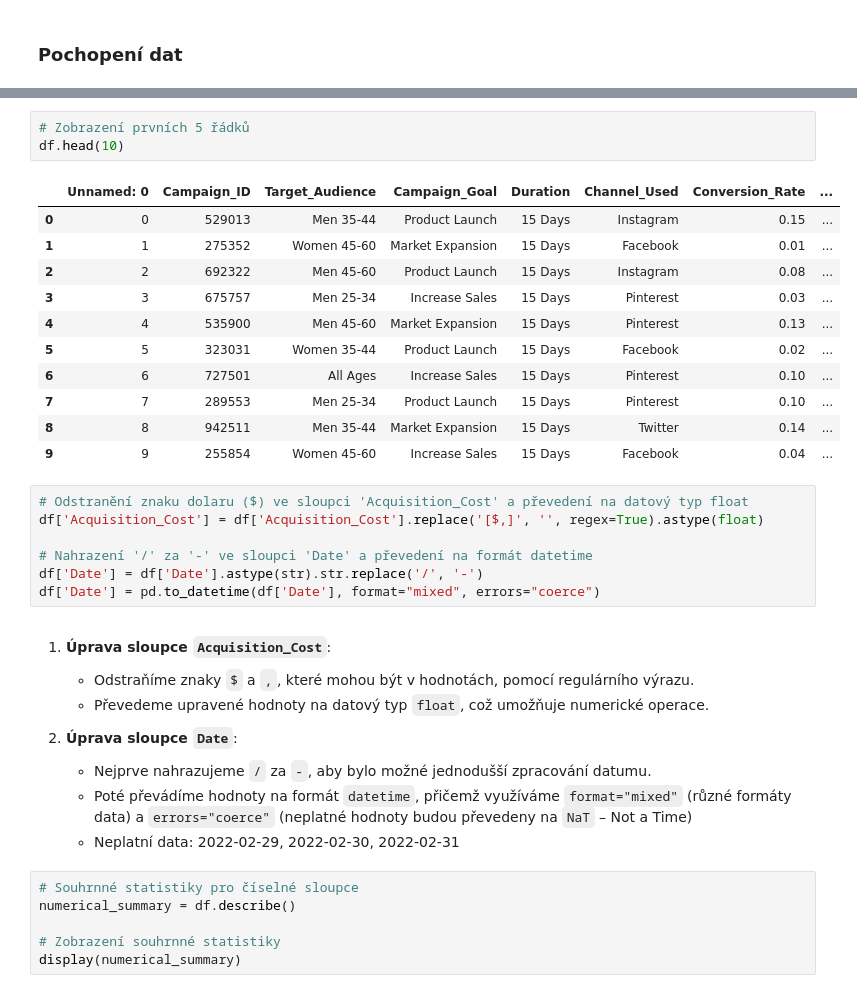
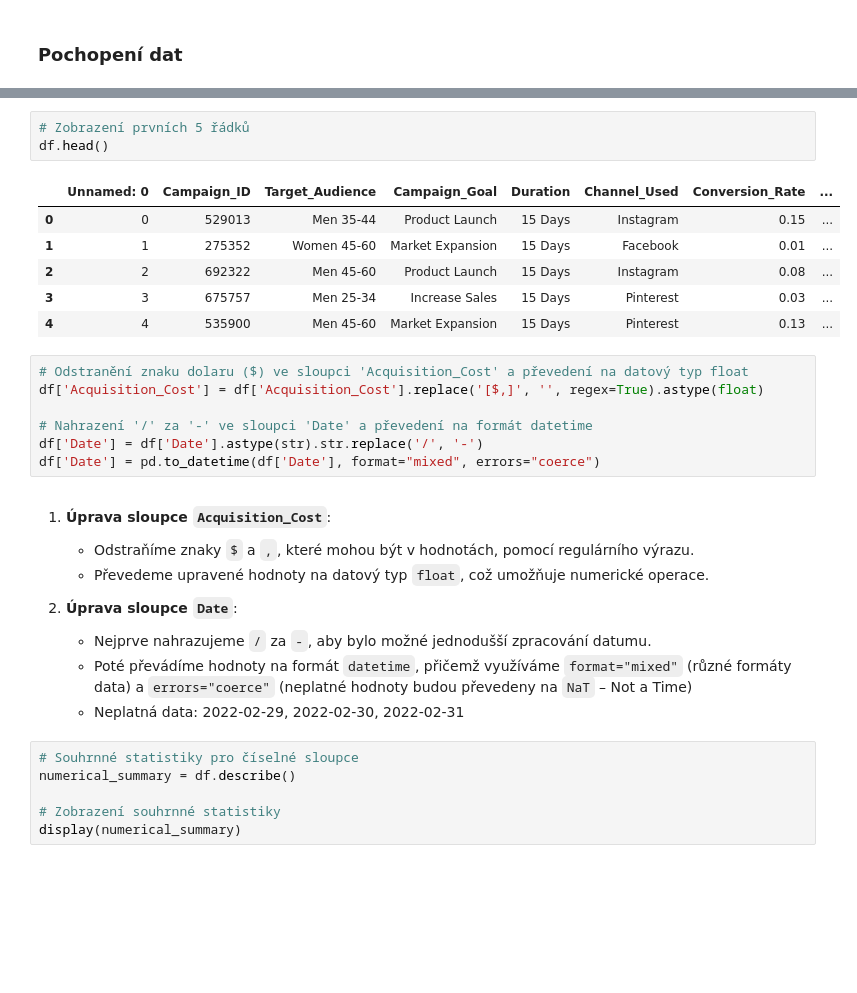
Before and after one commit to martinharnik/data-science-task, a Jupyter notebook: main.ipynb, the cells around one changed output, grey strips where cells are left out. Cells and saved outputs as stored; diff of their text form; blank space fills up the shorter version.

```diff
--- a/main.ipynb
+++ b/main.ipynb
@@ -42,19 +42,14 @@ dtypes: float64(2), int64(5), object(10)
 memory usage: 38.9+ MB
 # %%
 # Zobrazení prvních 5 řádků
-df.head(10)
+df.head()
 # %% [output]
 |  | Unnamed: 0 | Campaign_ID | Target_Audience | Campaign_Goal | Duration | Channel_Used | Conversion_Rate | ... |
 | 0 | 0 | 529013 | Men 35-44 | Product Launch | 15 Days | Instagram | 0.15 | ... |
 | 1 | 1 | 275352 | Women 45-60 | Market Expansion | 15 Days | Facebook | 0.01 | ... |
 | 2 | 2 | 692322 | Men 45-60 | Product Launch | 15 Days | Instagram | 0.08 | ... |
 | 3 | 3 | 675757 | Men 25-34 | Increase Sales | 15 Days | Pinterest | 0.03 | ... |
 | 4 | 4 | 535900 | Men 45-60 | Market Expansion | 15 Days | Pinterest | 0.13 | ... |
-| 5 | 5 | 323031 | Women 35-44 | Product Launch | 15 Days | Facebook | 0.02 | ... |
-| 6 | 6 | 727501 | All Ages | Increase Sales | 15 Days | Pinterest | 0.10 | ... |
-| 7 | 7 | 289553 | Men 25-34 | Product Launch | 15 Days | Pinterest | 0.10 | ... |
-| 8 | 8 | 942511 | Men 35-44 | Market Expansion | 15 Days | Twitter | 0.14 | ... |
-| 9 | 9 | 255854 | Women 45-60 | Increase Sales | 15 Days | Facebook | 0.04 | ... |
 # %%
 # Odstranění znaku dolaru ($) ve sloupci 'Acquisition_Cost' a převedení na datový typ float
 df['Acquisition_Cost'] = df['Acquisition_Cost'].replace('[$,]', '', regex=True).astype(float)
@@ -71,7 +66,7 @@ df['Date'] = pd.to_datetime(df['Date'], format="mixed", errors="coerce")
    - Nejprve nahrazujeme `/` za `-`, aby bylo možné jednodušší zpracování datumu.
    - Poté převádíme hodnoty na formát `datetime`, přičemž využíváme `format="mixed"` (různé formáty data)
      a `errors="coerce"` (neplatné hodnoty budou převedeny na `NaT` – Not a Time)
-   - Neplatní data: 2022-02-29, 2022-02-30, 2022-02-31
+   - Neplatná data: 2022-02-29, 2022-02-30, 2022-02-31
 # %%
 # Souhrnné statistiky pro číselné sloupce
 numerical_summary = df.describe()
```
Also changed, not shown: parts of 20 cells of this notebook, 1 other file.
